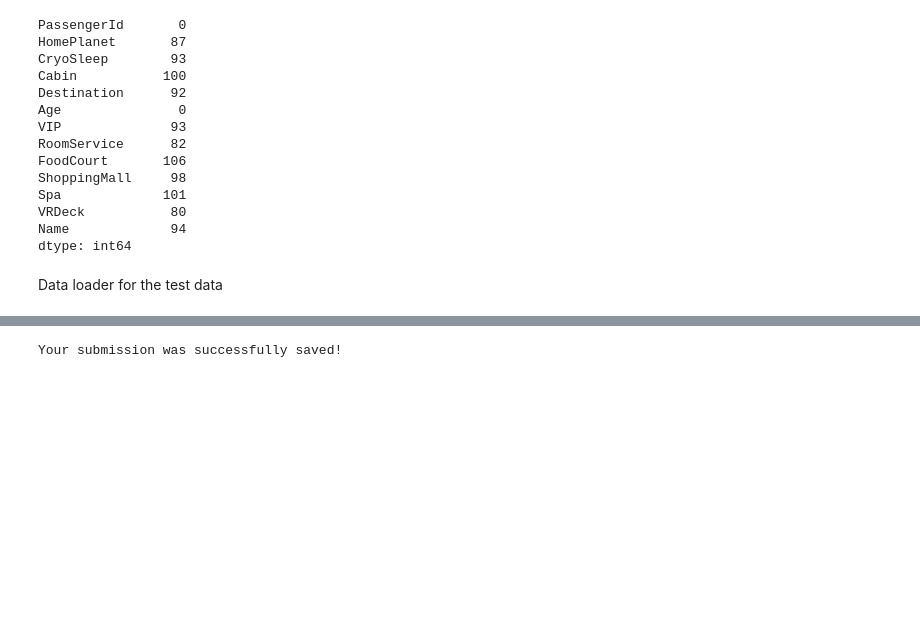
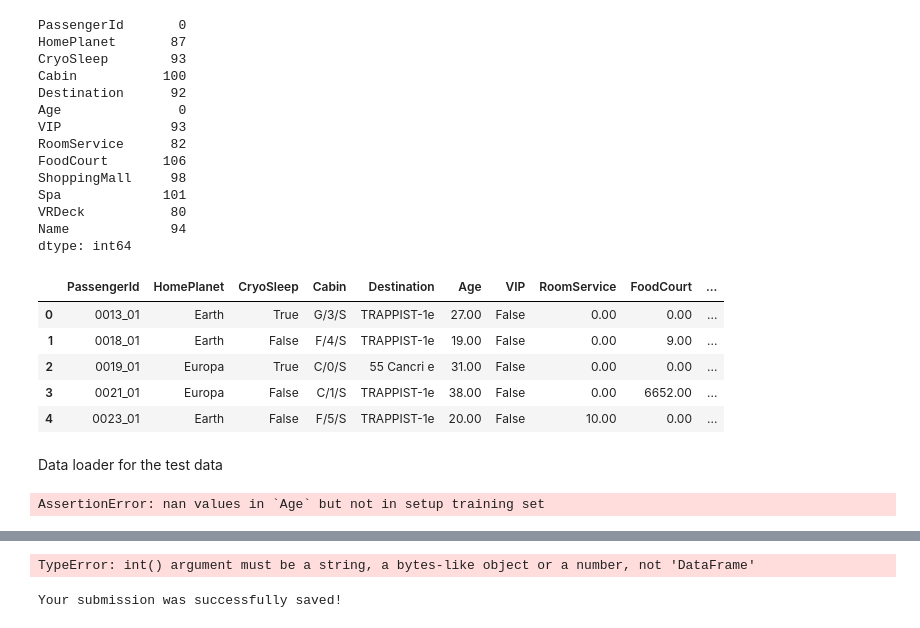
Before and after one commit to nullzero-live/kaggle-projects, a Jupyter notebook: spaceship-titanic-nullzero-fastai-2022.ipynb, the cells around one changed output, grey strips where cells are left out. Saved outputs shown, nothing was run; the diff lists cells and outputs as text; code cells hidden in the pictures; blank space fills up the shorter version.

```diff
--- a/spaceship-titanic-nullzero-fastai-2022.ipynb
+++ b/spaceship-titanic-nullzero-fastai-2022.ipynb
@@ -146,6 +148,5 @@ learn.fit(16, lr=0.06)
 # %%
 df_test = pd.read_csv(path/'test.csv')
-df_test['Age'] = df_test.Age.fillna(0)
-modes = df_test.mode().iloc[0]
+modes = df_test.modes().iloc[0]
 modes
 # %% [output]
@@ -182,10 +170,21 @@ Name             94
 dtype: int64
 # %%
 df_test.fillna(modes, inplace=True)
+# %%
+df_test.head()
+# %% [output]
+|  | PassengerId | HomePlanet | CryoSleep | Cabin | Destination | Age | VIP | RoomService | FoodCourt | ... |
+| 0 | 0013_01 | Earth | True | G/3/S | TRAPPIST-1e | 27.00 | False | 0.00 | 0.00 | ... |
+| 1 | 0018_01 | Earth | False | F/4/S | TRAPPIST-1e | 19.00 | False | 0.00 | 9.00 | ... |
+| 2 | 0019_01 | Europa | True | C/0/S | 55 Cancri e | 31.00 | False | 0.00 | 0.00 | ... |
+| 3 | 0021_01 | Europa | False | C/1/S | TRAPPIST-1e | 38.00 | False | 0.00 | 6652.00 | ... |
+| 4 | 0023_01 | Earth | False | F/5/S | TRAPPIST-1e | 20.00 | False | 10.00 | 0.00 | ... |
 # %% [markdown]
 Data loader for the test data
 # %%
 dl_test = learn.dls.test_dl(df_test)
+# %% [output]
+AssertionError: nan values in `Age` but not in setup training set
 # %%
 preds,_ = learn.get_preds(dl=dl_test)
 # %% [output]
@@ -193,6 +192,8 @@ preds,_ = learn.get_preds(dl=dl_test)
 # %%
 df_test['Transported'] = (preds[:,1]>0.5).int()
 sub_df = df_test[['PassengerId','Transported']]
+# %% [output]
+TypeError: int() argument must be a string, a bytes-like object or a number, not 'DataFrame'
 # %%
 sub_df.to_csv('my_submission.csv', index=False)
 print("Your submission was successfully saved!")
```
Also changed, not shown: parts of 7 cells of this notebook.
